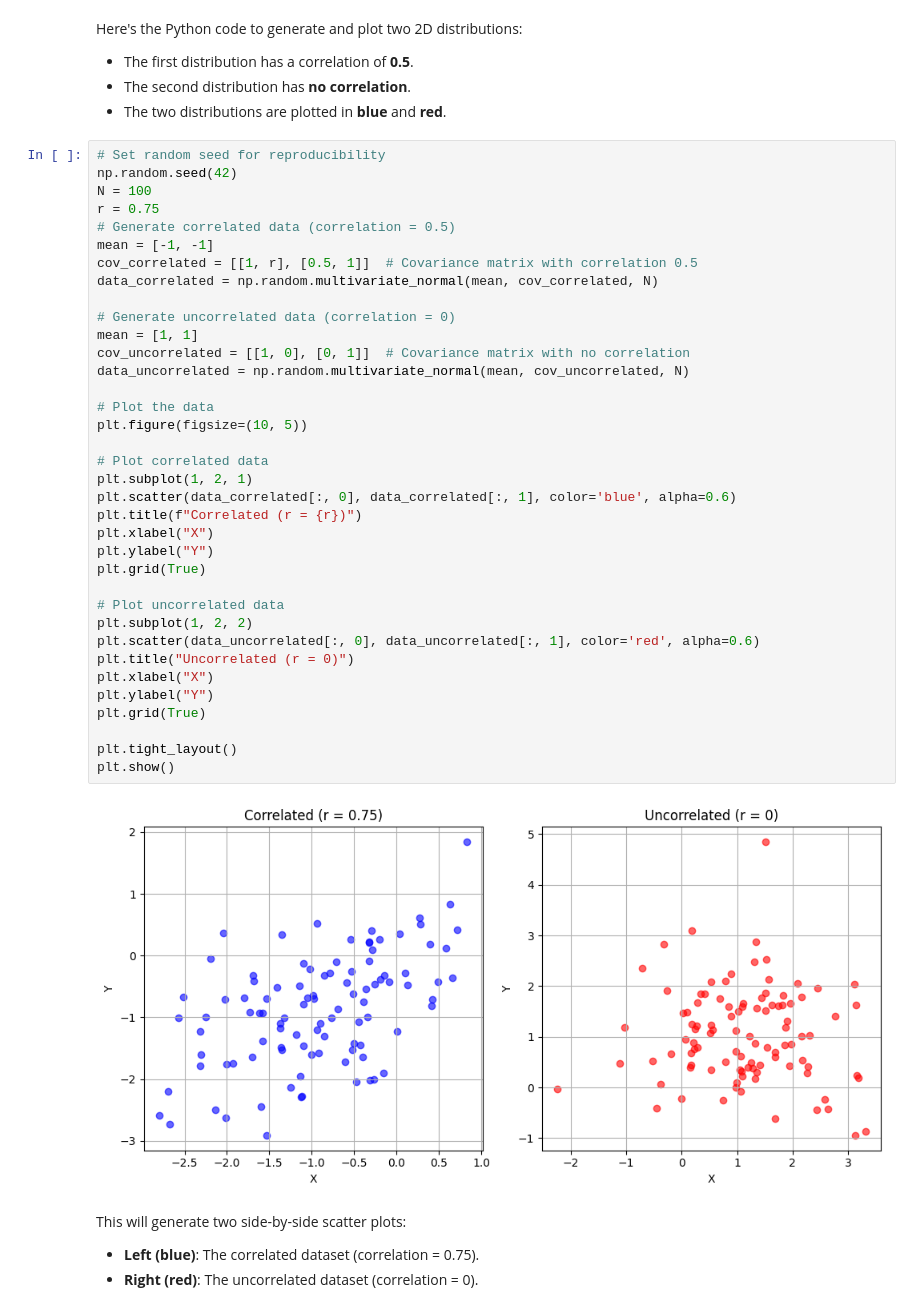
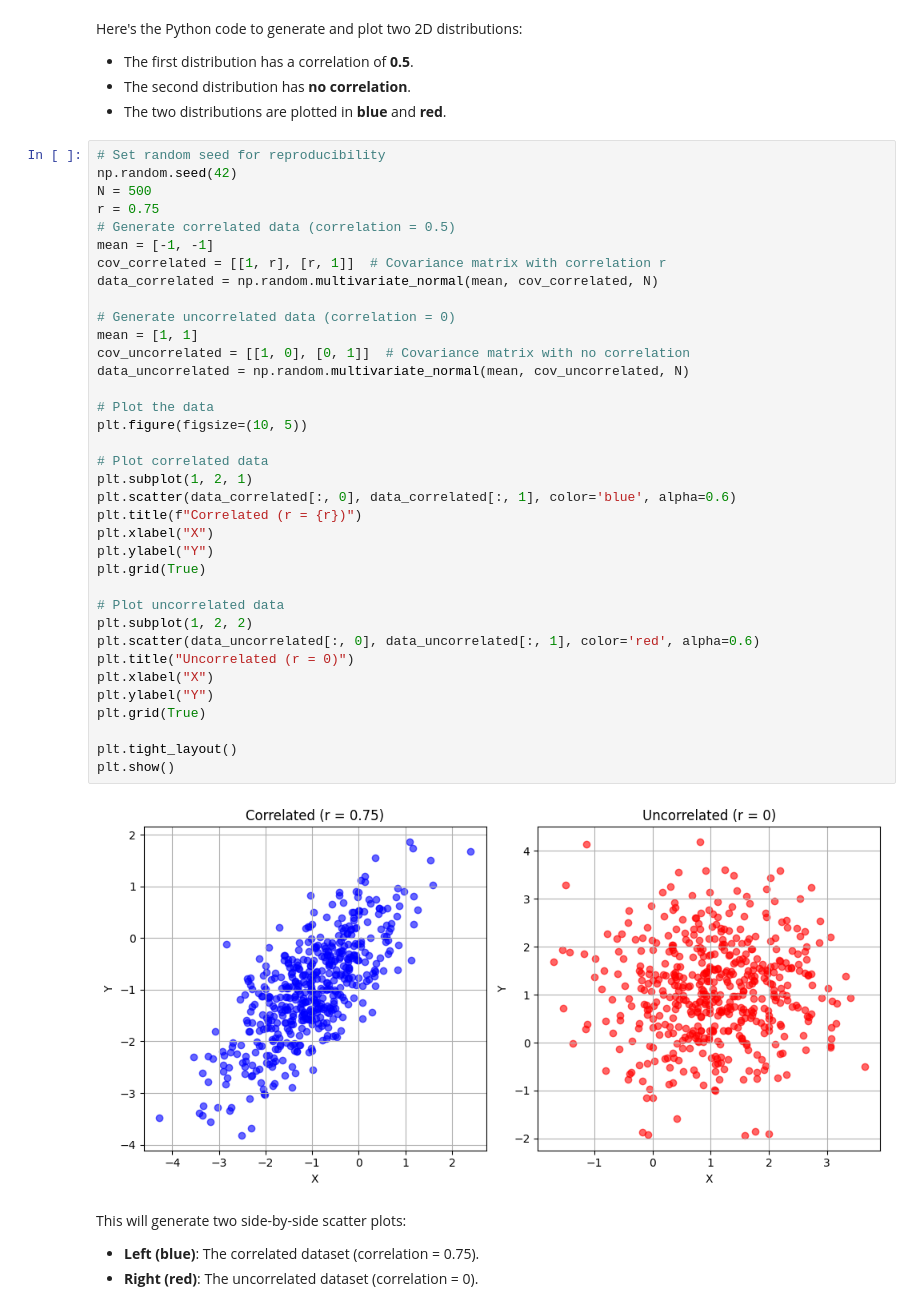
Before and after one commit to WelfLowe/Public-ML-Notebooks, a Jupyter notebook: Variants_of_Simple_classification.ipynb, the cells around one changed output. Drawn from its saved outputs; the diff is of its cells as text.

```diff
--- a/Variants_of_Simple_classification.ipynb
+++ b/Variants_of_Simple_classification.ipynb
@@ -13,41 +19,41 @@ Here's the Python code to generate and plot two 2D distributions:
 # %%
 # Set random seed for reproducibility
 np.random.seed(42)
-N = 100
+N = 500
 r = 0.75
 # Generate correlated data (correlation = 0.5)
 mean = [-1, -1]
-cov_correlated = [[1, r], [0.5, 1]]  # Covariance matrix with correlation 0.5
+cov_correlated = [[1, r], [r, 1]]  # Covariance matrix with correlation r
 data_correlated = np.random.multivariate_normal(mean, cov_correlated, N)
 
 # Generate uncorrelated data (correlation = 0)
 mean = [1, 1]
 cov_uncorrelated = [[1, 0], [0, 1]]  # Covariance matrix with no correlation
 data_uncorrelated = np.random.multivariate_normal(mean, cov_uncorrelated, N)
 
 # Plot the data
 plt.figure(figsize=(10, 5))
 
 # Plot correlated data
 plt.subplot(1, 2, 1)
 plt.scatter(data_correlated[:, 0], data_correlated[:, 1], color='blue', alpha=0.6)
 plt.title(f"Correlated (r = {r})")
 plt.xlabel("X")
 plt.ylabel("Y")
 plt.grid(True)
 
 # Plot uncorrelated data
 plt.subplot(1, 2, 2)
 plt.scatter(data_uncorrelated[:, 0], data_uncorrelated[:, 1], color='red', alpha=0.6)
 plt.title("Uncorrelated (r = 0)")
 plt.xlabel("X")
 plt.ylabel("Y")
 plt.grid(True)
 
 plt.tight_layout()
 plt.show()
 # %% [output]
-[figure, old version]
+[figure, new version]
 # %% [markdown]
 This will generate two side-by-side scatter plots:
 - **Left (blue)**: The correlated dataset (correlation = 0.75).
```
Also changed, not shown: parts of 3 cells of this notebook.
